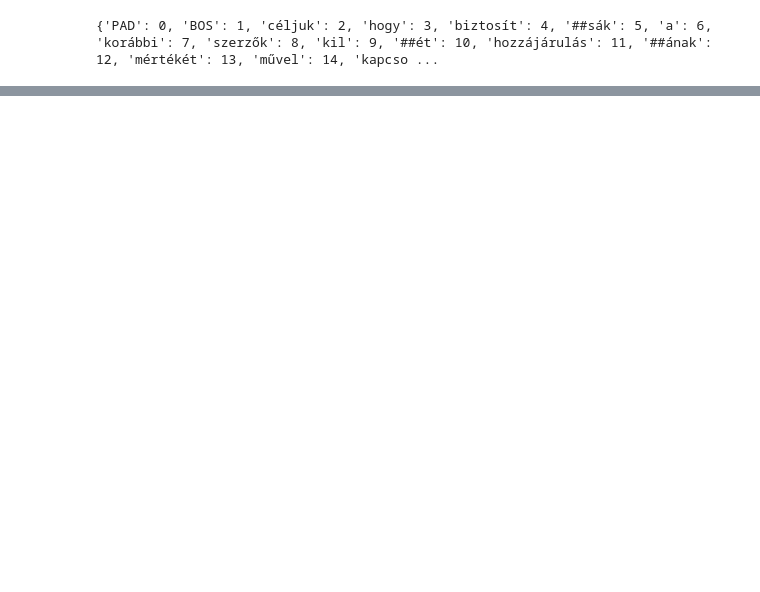
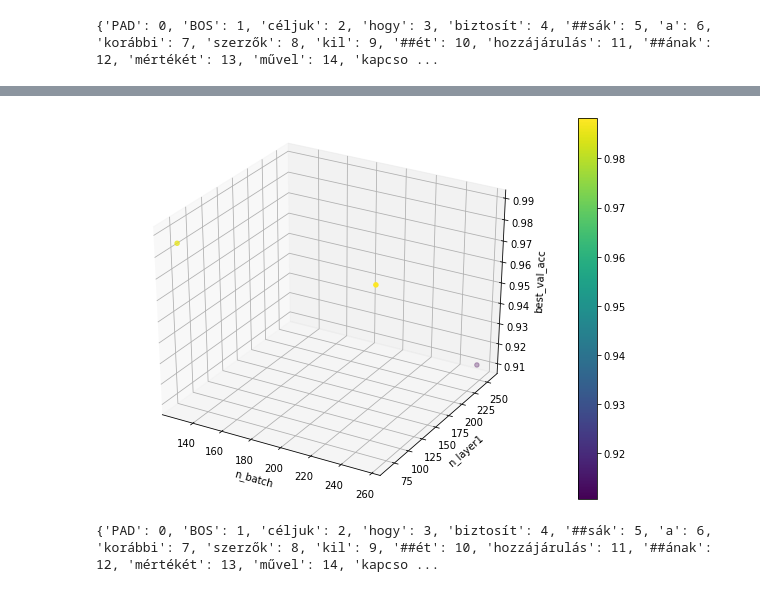
Before and after one commit to Bollash/Entity-recognition-hw, a Jupyter notebook: Entity_recognition.ipynb, the cells around one changed output, grey strips where cells are left out. Cells and saved outputs as stored; diff of their text form; code cells hidden in the pictures; blank space fills up the shorter version.

```diff
--- a/Entity_recognition.ipynb
+++ b/Entity_recognition.ipynb
@@ -311,0 +694,12 @@ Accuracy on the test data is: 0.9891%
+# %%
+# n_batch / n_layer1
+fig = plt.figure(figsize=(10,7))
+ax = fig.add_subplot(111, projection='3d')
+p = ax.scatter3D(df.n_batch, df.n_layer1, df.best_val_acc, c=df.best_val_acc)
+ax.set_xlabel('n_batch')
+ax.set_ylabel('n_layer1')
+ax.set_zlabel('best_val_acc')
+fig.colorbar(p)
+plt.show()
+# %% [output]
+[figure, added]
@@ -311,0 +711,4 @@ Accuracy on the test data is: 0.9891%
+# %%
+print(vocab)
+# %% [output]
+{'PAD': 0, 'BOS': 1, 'céljuk': 2, 'hogy': 3, 'biztosít': 4, '##sák': 5, 'a': 6, 'korábbi': 7, 'szerzők': 8, 'kil': 9, '##ét': 10, 'hozzájárulás': 11, '##ának': 12, 'mértékét': 13, 'művel': 14, 'kapcso ...
```
Also changed, not shown: parts of 77 cells of this notebook.
